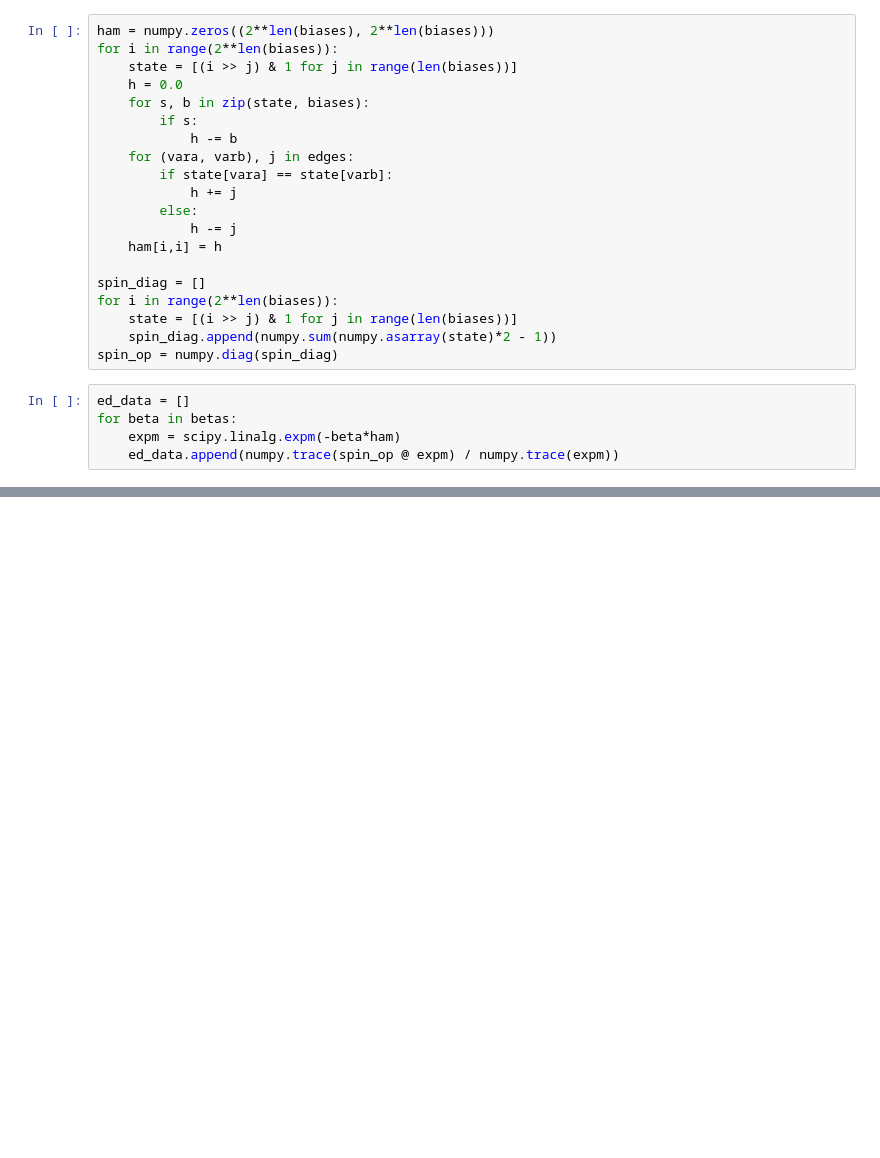
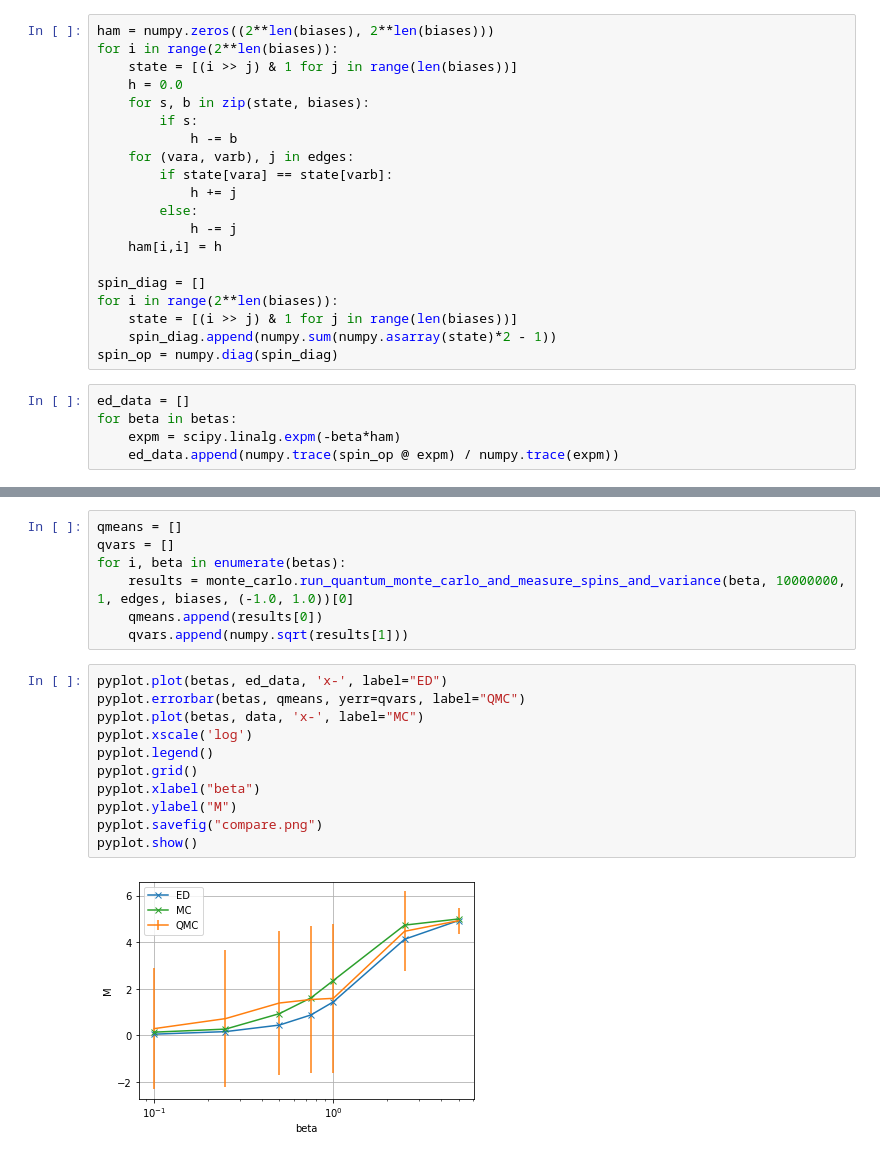
Before and after one commit to Renmusxd/DWave48, a Jupyter notebook: jupyter_notebook/MonteCarloTests.ipynb, the cells around one changed output, grey strips where cells are left out. Drawn from its saved outputs; the diff is of its cells as text; blank space fills up the shorter version.

Commit message:
Variance

```diff
--- a/jupyter_notebook/MonteCarloTests.ipynb
+++ b/jupyter_notebook/MonteCarloTests.ipynb
@@ -116,0 +113,20 @@ pyplot.show()
+# %%
+qmeans = []
+qvars = []
+for i, beta in enumerate(betas):
+    results = monte_carlo.run_quantum_monte_carlo_and_measure_spins_and_variance(beta, 10000000, 1, edges, biases, (-1.0, 1.0))[0]
+    qmeans.append(results[0])
+    qvars.append(numpy.sqrt(results[1]))
+# %%
+pyplot.plot(betas, ed_data, 'x-', label="ED")
+pyplot.errorbar(betas, qmeans, yerr=qvars, label="QMC")
+pyplot.plot(betas, data, 'x-', label="MC")
+pyplot.xscale('log')
+pyplot.legend()
+pyplot.grid()
+pyplot.xlabel("beta")
+pyplot.ylabel("M")
+pyplot.savefig("compare.png")
+pyplot.show()
+# %% [output]
+[figure, added]
```
Also changed, not shown: parts of 11 cells of this notebook, 6 other files.
